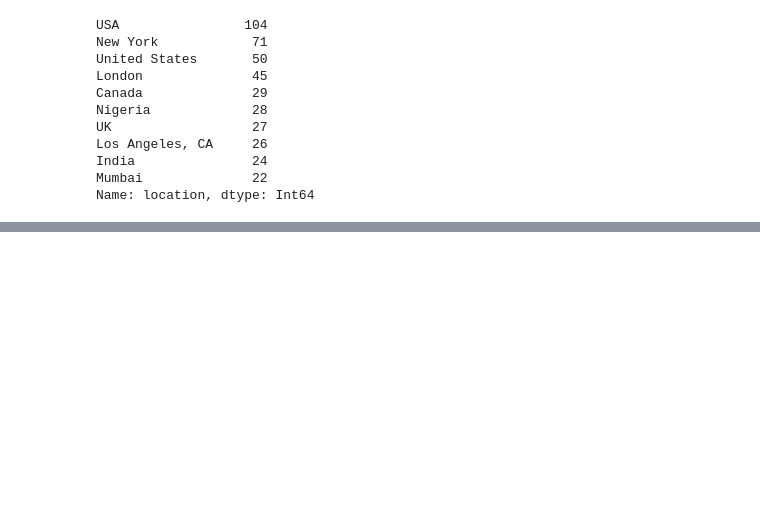
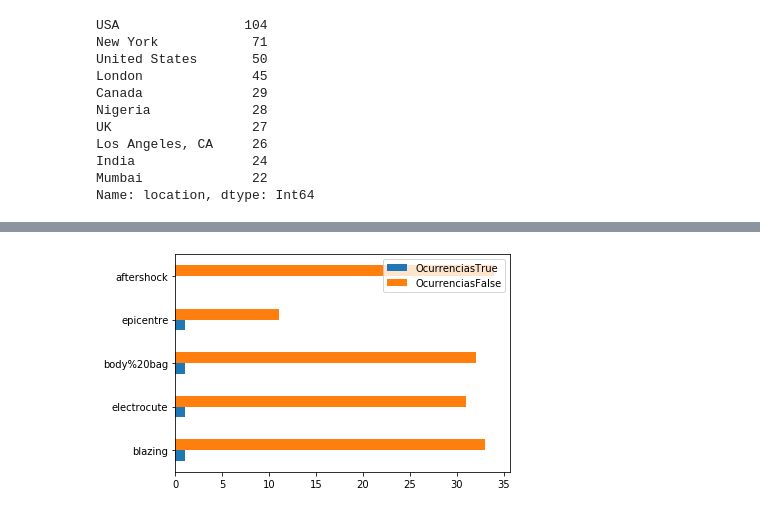
Before and after one commit to NicoGarofalo/TPDatos, a Jupyter notebook: TP1.ipynb, the cells around one changed output, grey strips where cells are left out. Saved outputs shown, nothing was run; the diff lists cells and outputs as text; code cells hidden in the pictures; blank space fills up the shorter version.

```diff
--- a/TP1.ipynb
+++ b/TP1.ipynb
@@ -171,0 +191,2 @@ plt.show()
+# %%
+ocurrenciasKeywordsVerdaderas = freqTrueKeys.to_dict()
@@ -171,0 +270,31 @@ plt.show()
+# %%
+#Agarramos el bot 5
+keysTrueBot ={}
+contador = 0
+for key in ocurrenciasKeywordsVerdaderas:
+    if contador in range(216,220):
+        keysTrueBot[key] = (mergeDict[key][0],mergeDict[key][1])
+    contador+=1
+
+##caso particular, no hay trues en aftershock
+aftershock = "aftershock"
+keysTrueBot[aftershock]= (mergeDict[aftershock][0],mergeDict[aftershock][1])
+##
+
+labels = list(keysTrueBot.keys())
+labels
+
+valuesTrue = []
+for key in keysTrueBot:
+    valuesTrue.append(keysTrueBot[key][0])
+
+
+valuesFalse = []
+for key in keysTrueBot:
+    valuesFalse.append(keysTrueBot[key][1])
+# %%
+#Este es el bot five de la lista de keywords
+df = pd.DataFrame({'OcurrenciasTrue': valuesTrue,'OcurrenciasFalse': valuesFalse}, index=labels)
+ax = df.plot.barh()
+# %% [output]
+[figure, added]
```
Also changed, not shown: parts of 14 cells of this notebook.
